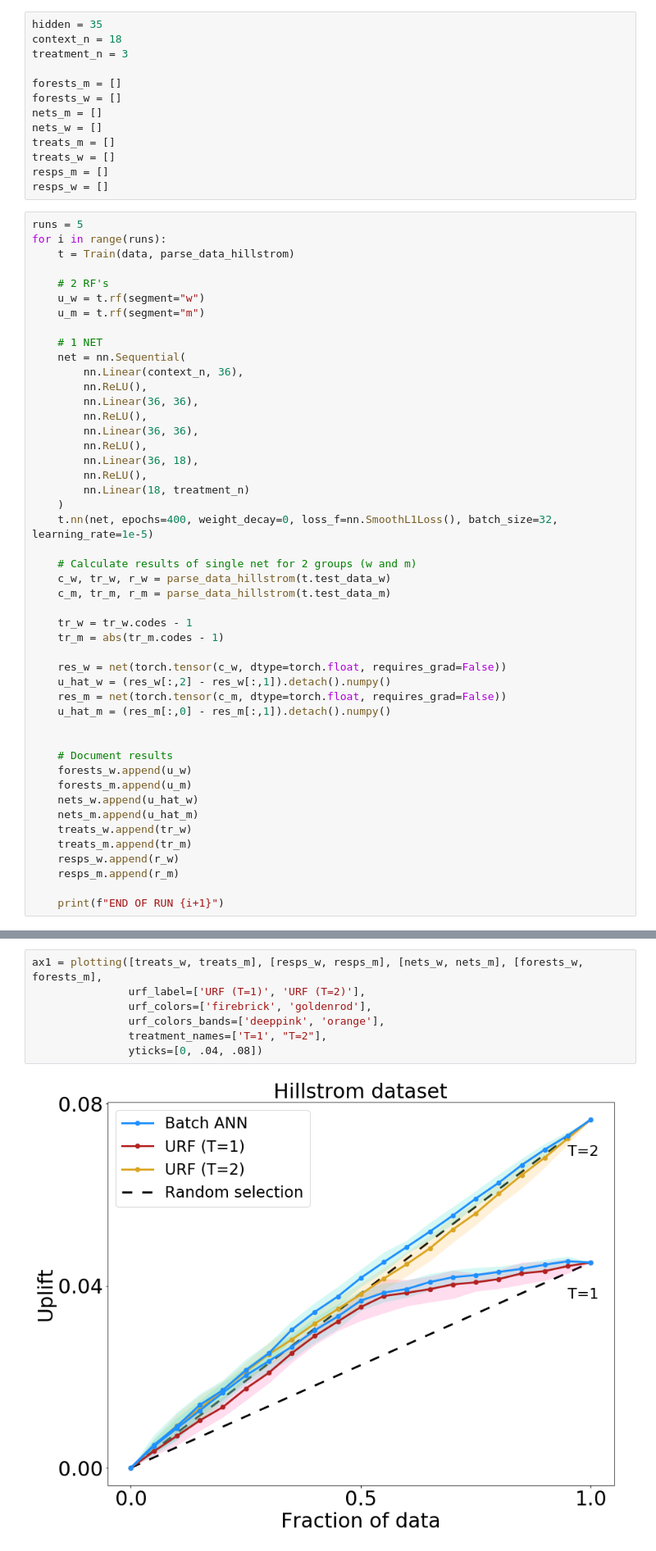
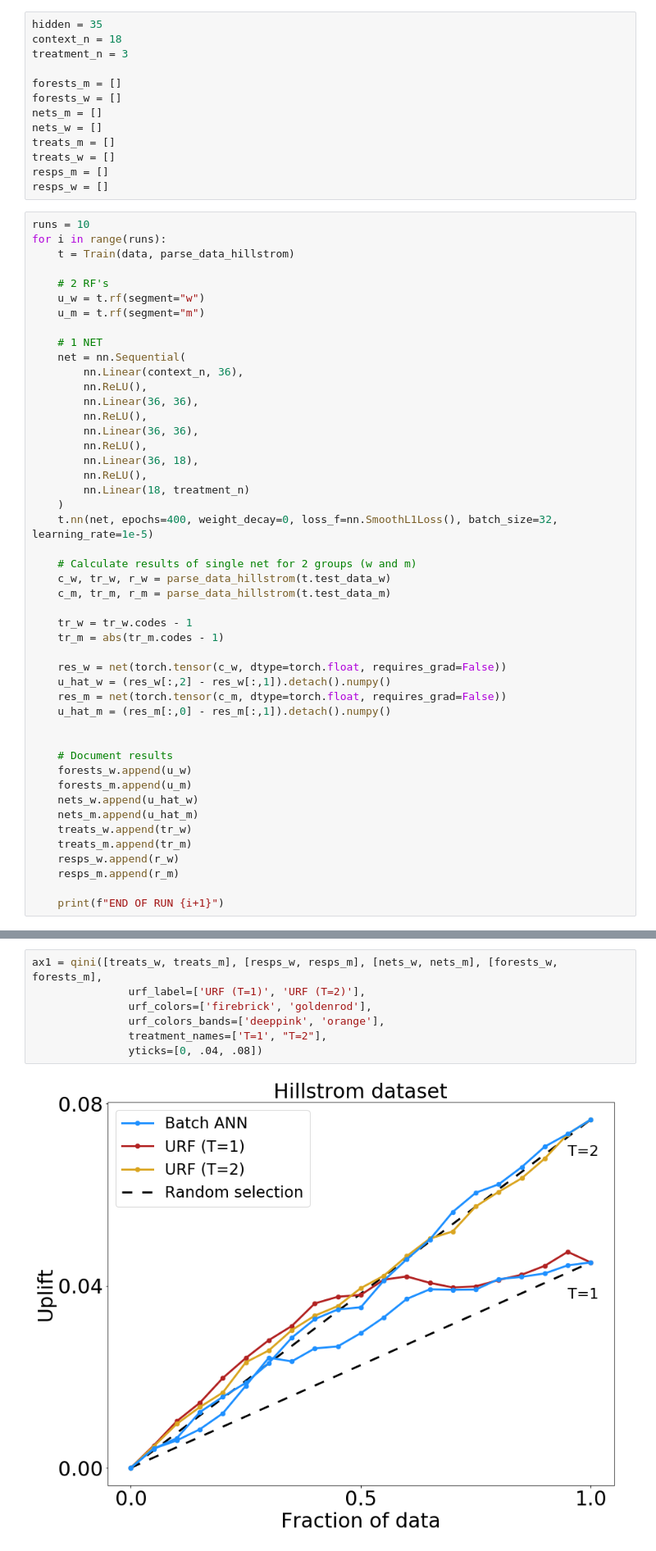
Before and after one commit to vub-dl/u-cmab, a Jupyter notebook: Figure~5.ipynb, the cells around one changed output, grey strips where cells are left out. Shown at 82% size. Drawn from its saved outputs; the diff is of its cells as text.

Commit message:
Add Figure 5

```diff
--- a/Figure~5.ipynb
+++ b/Figure~5.ipynb
@@ -129,7 +43,7 @@ treats_w = []
 resps_m = []
 resps_w = []
 # %%
-runs = 5
+runs = 10
 for i in range(runs):
     t = Train(data, parse_data_hillstrom)
 
@@ -244,9 +125,9 @@ END OF RUN 2
 # %%
-ax1 = plotting([treats_w, treats_m], [resps_w, resps_m], [nets_w, nets_m], [forests_w, forests_m],
+ax1 = qini([treats_w, treats_m], [resps_w, resps_m], [nets_w, nets_m], [forests_w, forests_m],
                urf_label=['URF (T=1)', 'URF (T=2)'],
                urf_colors=['firebrick', 'goldenrod'],
                urf_colors_bands=['deeppink', 'orange'],
                treatment_names=['T=1', "T=2"],
                yticks=[0, .04, .08])
 # %% [output]
-[figure, old version]
+[figure, new version]
```
Also changed, not shown: parts of 6 cells of this notebook, 3 other files.
